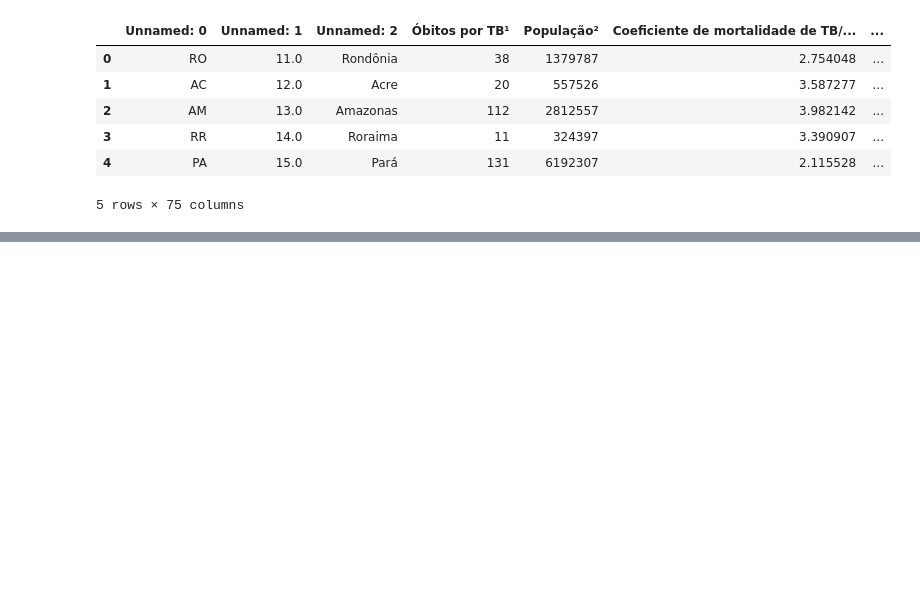
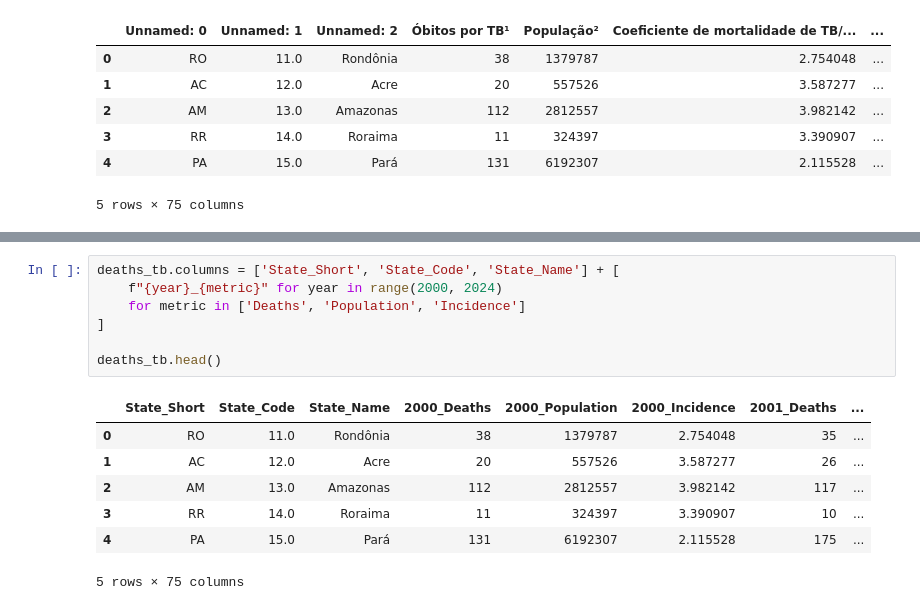
Before and after one commit to DiasJulia/TB-Vis, a Jupyter notebook: data_prep.ipynb, the cells around one changed output, grey strips where cells are left out. Saved outputs shown, nothing was run; the diff lists cells and outputs as text; blank space fills up the shorter version.

Commit message:
setup: death sheet processing

```diff
--- a/data_prep.ipynb
+++ b/data_prep.ipynb
@@ -118 +115,16 @@ ValueError: Length mismatch: Expected axis has 75 elements, new values have 105
+# %%
+deaths_tb.columns = ['State_Short', 'State_Code', 'State_Name'] + [
+    f"{year}_{metric}" for year in range(2000, 2024)
+    for metric in ['Deaths', 'Population', 'Incidence']
+]
+
+deaths_tb.head()
+# %% [output]
+|  | State_Short | State_Code | State_Name | 2000_Deaths | 2000_Population | 2000_Incidence | 2001_Deaths | ... |
+| 0 | RO | 11.0 | Rondônia | 38 | 1379787 | 2.754048 | 35 | ... |
+| 1 | AC | 12.0 | Acre | 20 | 557526 | 3.587277 | 26 | ... |
+| 2 | AM | 13.0 | Amazonas | 112 | 2812557 | 3.982142 | 117 | ... |
+| 3 | RR | 14.0 | Roraima | 11 | 324397 | 3.390907 | 10 | ... |
+| 4 | PA | 15.0 | Pará | 131 | 6192307 | 2.115528 | 175 | ... |
+5 rows × 75 columns
 # %%
```
Also changed, not shown: parts of 6 cells of this notebook, 2 other files.
